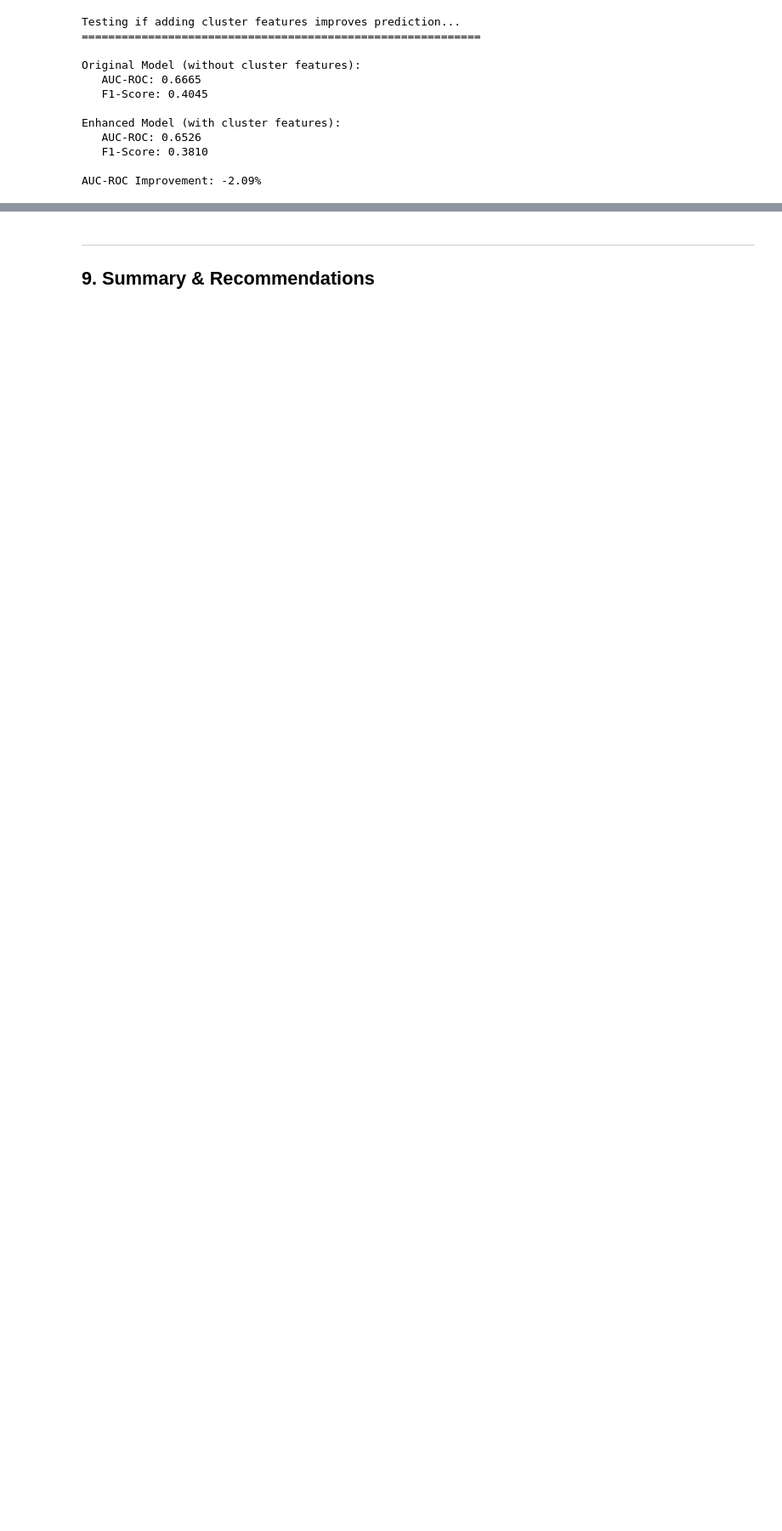
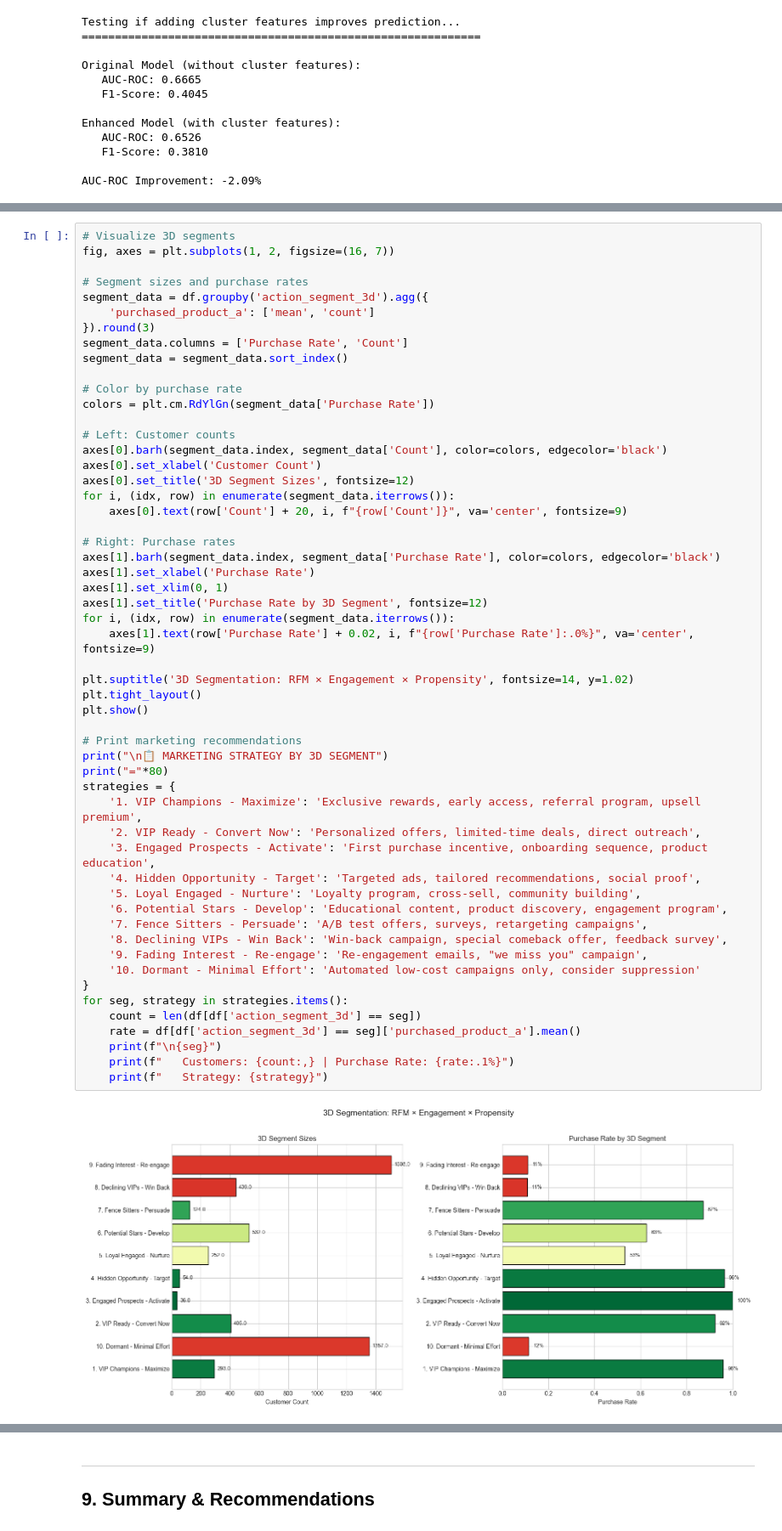
Before and after one commit to EllenHema/segmentation, a Jupyter notebook: customer_segmentation.ipynb, the cells around one changed output, grey strips where cells are left out. Shown at 85% size. Cells and saved outputs as stored; diff of their text form; blank space fills up the shorter version.

```diff
--- a/customer_segmentation.ipynb
+++ b/customer_segmentation.ipynb
@@ -1487,0 +1670,56 @@ Cluster feature importance:
+# %%
+# Visualize 3D segments
+fig, axes = plt.subplots(1, 2, figsize=(16, 7))
+
+# Segment sizes and purchase rates
+segment_data = df.groupby('action_segment_3d').agg({
+    'purchased_product_a': ['mean', 'count']
+}).round(3)
+segment_data.columns = ['Purchase Rate', 'Count']
+segment_data = segment_data.sort_index()
+
+# Color by purchase rate
+colors = plt.cm.RdYlGn(segment_data['Purchase Rate'])
+
+# Left: Customer counts
+axes[0].barh(segment_data.index, segment_data['Count'], color=colors, edgecolor='black')
+axes[0].set_xlabel('Customer Count')
+axes[0].set_title('3D Segment Sizes', fontsize=12)
+for i, (idx, row) in enumerate(segment_data.iterrows()):
+    axes[0].text(row['Count'] + 20, i, f"{row['Count']}", va='center', fontsize=9)
+
+# Right: Purchase rates
+axes[1].barh(segment_data.index, segment_data['Purchase Rate'], color=colors, edgecolor='black')
+axes[1].set_xlabel('Purchase Rate')
+axes[1].set_xlim(0, 1)
+axes[1].set_title('Purchase Rate by 3D Segment', fontsize=12)
+for i, (idx, row) in enumerate(segment_data.iterrows()):
+    axes[1].text(row['Purchase Rate'] + 0.02, i, f"{row['Purchase Rate']:.0%}", va='center', fontsize=9)
+
+plt.suptitle('3D Segmentation: RFM × Engagement × Propensity', fontsize=14, y=1.02)
+plt.tight_layout()
+plt.show()
+
+# Print marketing recommendations
+print("\n📋 MARKETING STRATEGY BY 3D SEGMENT")
+print("="*80)
+strategies = {
+    '1. VIP Champions - Maximize': 'Exclusive rewards, early access, referral program, upsell premium',
+    '2. VIP Ready - Convert Now': 'Personalized offers, limited-time deals, direct outreach',
+    '3. Engaged Prospects - Activate': 'First purchase incentive, onboarding sequence, product education',
+    '4. Hidden Opportunity - Target': 'Targeted ads, tailored recommendations, social proof',
+    '5. Loyal Engaged - Nurture': 'Loyalty program, cross-sell, community building',
+    '6. Potential Stars - Develop': 'Educational content, product discovery, engagement program',
+    '7. Fence Sitters - Persuade': 'A/B test offers, surveys, retargeting campaigns',
+    '8. Declining VIPs - Win Back': 'Win-back campaign, special comeback offer, feedback survey',
+    '9. Fading Interest - Re-engage': 'Re-engagement emails, "we miss you" campaign',
+    '10. Dormant - Minimal Effort': 'Automated low-cost campaigns only, consider suppression'
+}
+for seg, strategy in strategies.items():
+    count = len(df[df['action_segment_3d'] == seg])
+    rate = df[df['action_segment_3d'] == seg]['purchased_product_a'].mean()
+    print(f"\n{seg}")
+    print(f"   Customers: {count:,} | Purchase Rate: {rate:.1%}")
+    print(f"   Strategy: {strategy}")
+# %% [output]
+[figure, added]
```
Also changed, not shown: parts of 8 cells of this notebook, 9 other files.
